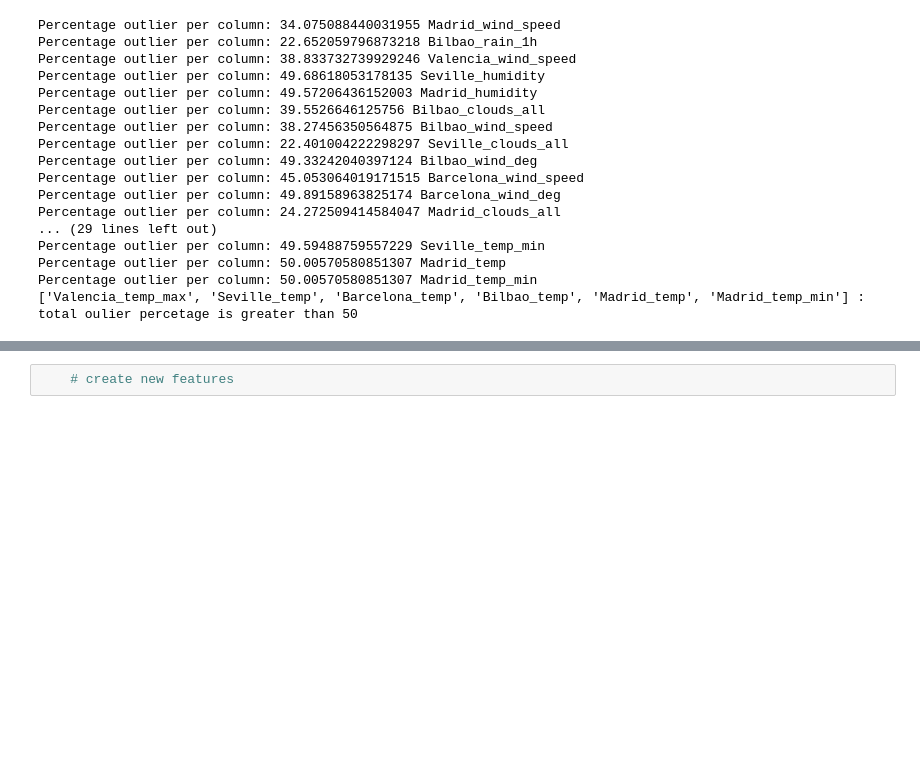
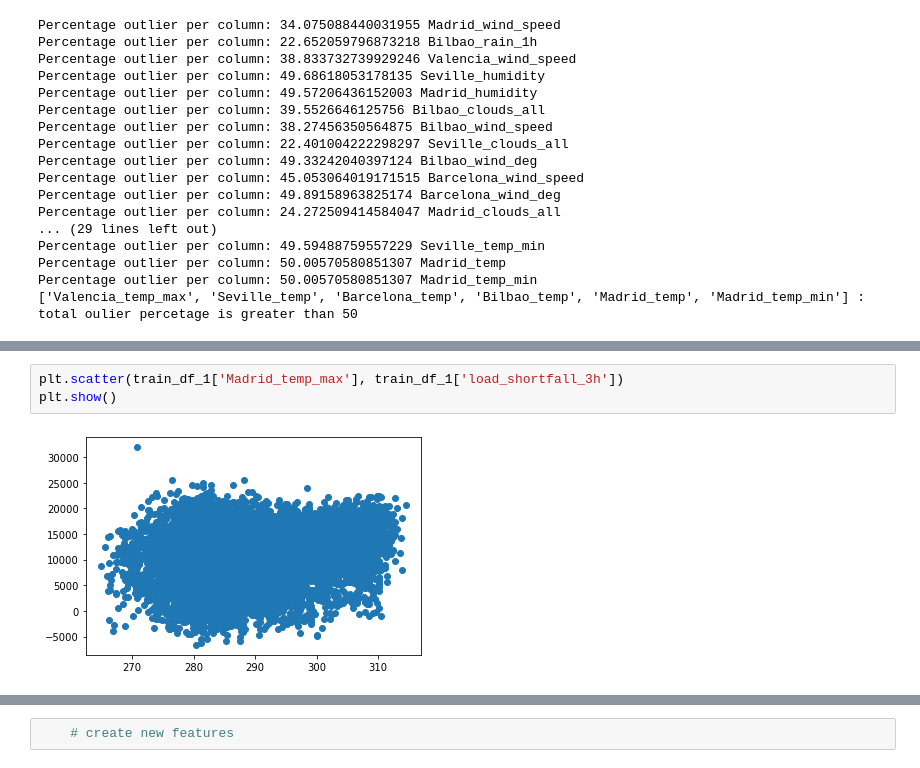
Before and after one commit to henre7860/Advanced-Regression-Predict, a Jupyter notebook: Predict_notebook_HJvdB.ipynb, the cells around one changed output, grey strips where cells are left out. Saved outputs shown, nothing was run; the diff lists cells and outputs as text; blank space fills up the shorter version.

```diff
--- a/Predict_notebook_HJvdB.ipynb
+++ b/Predict_notebook_HJvdB.ipynb
@@ -521,0 +623,5 @@ Percentage outlier per column: 50.00570580851307 Madrid_temp_min
+# %%
+plt.scatter(train_df_1['Madrid_temp_max'], train_df_1['load_shortfall_3h'])
+plt.show()
+# %% [output]
+[figure, added]
```
Also changed, not shown: parts of 101 cells of this notebook, 1 other file.
